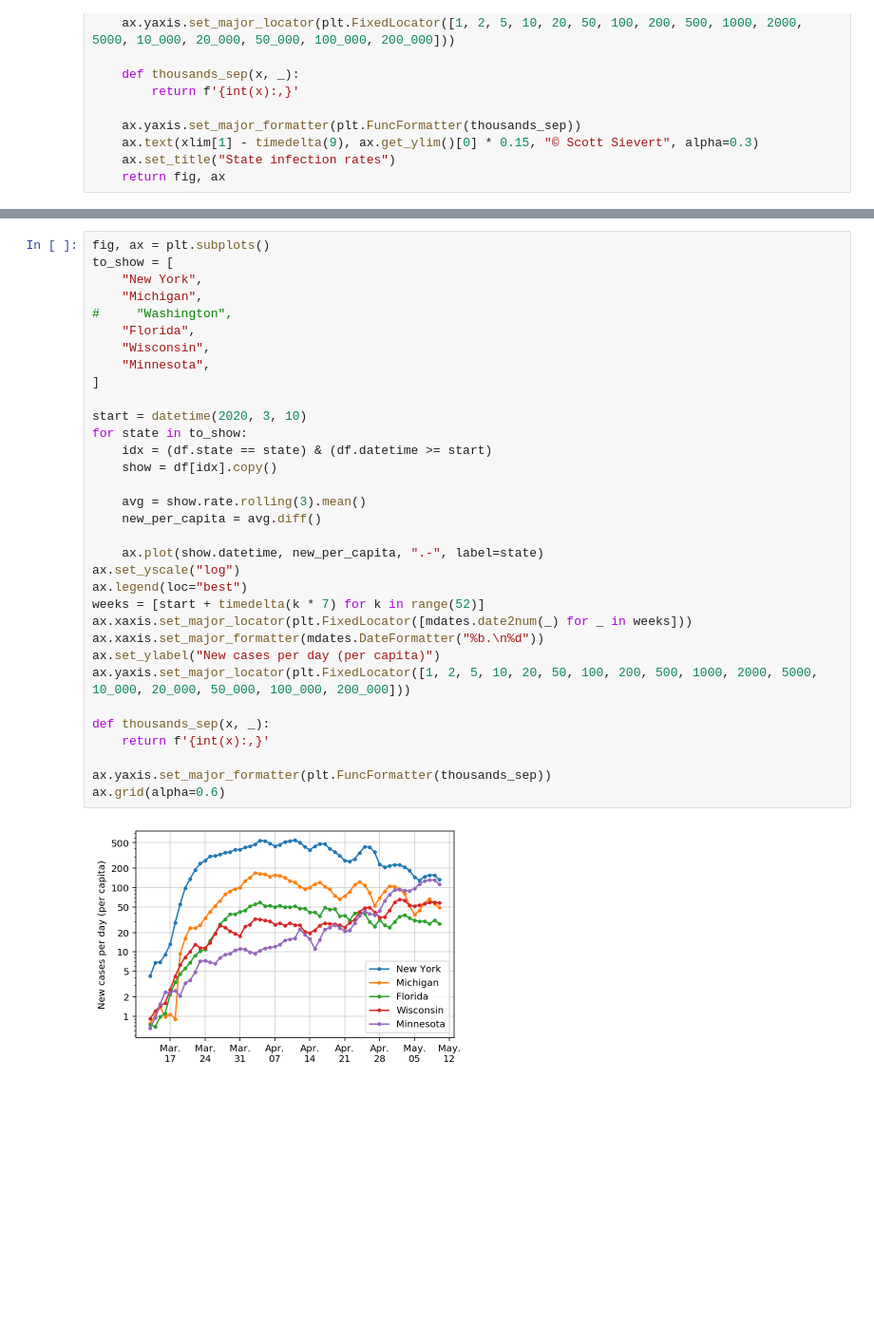
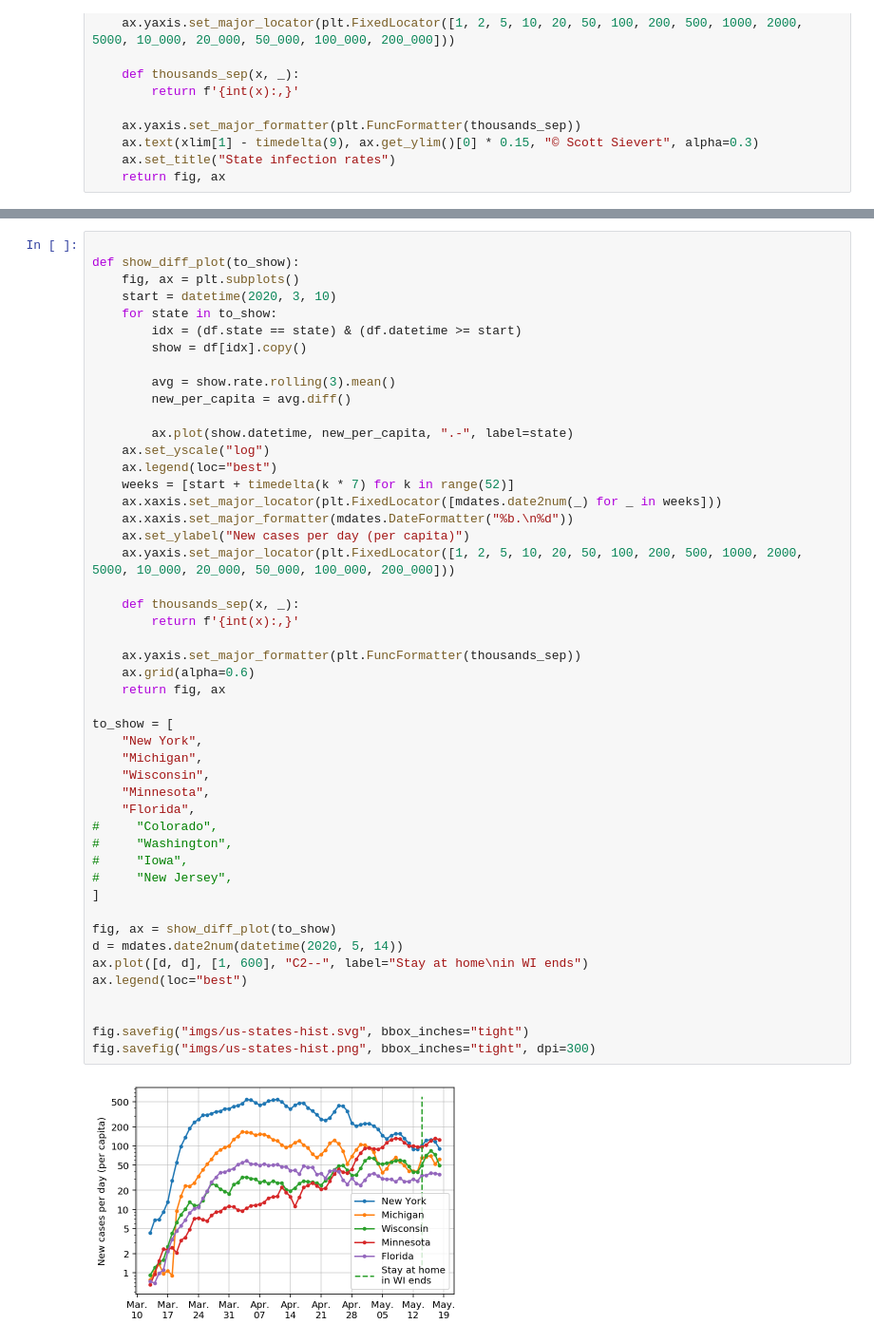
Before and after one commit to stsievert/covid-19, a Jupyter notebook: coronavirus-states.ipynb, the cells around one changed output, grey strips where cells are left out. Shown at 95% size. Drawn from its saved outputs; the diff is of its cells as text; blank space fills up the shorter version.

```diff
--- a/coronavirus-states.ipynb
+++ b/coronavirus-states.ipynb
@@ -193,35 +193,50 @@ Iowa 64
 # %%
-fig, ax = plt.subplots()
+
+def show_diff_plot(to_show):
+    fig, ax = plt.subplots()
+    start = datetime(2020, 3, 10)
+    for state in to_show:
+        idx = (df.state == state) & (df.datetime >= start)
+        show = df[idx].copy()
+
+        avg = show.rate.rolling(3).mean()
+        new_per_capita = avg.diff()
+
+        ax.plot(show.datetime, new_per_capita, ".-", label=state)
+    ax.set_yscale("log")
+    ax.legend(loc="best")
+    weeks = [start + timedelta(k * 7) for k in range(52)]
+    ax.xaxis.set_major_locator(plt.FixedLocator([mdates.date2num(_) for _ in weeks]))
+    ax.xaxis.set_major_formatter(mdates.DateFormatter("%b.\n%d"))
+    ax.set_ylabel("New cases per day (per capita)")
+    ax.yaxis.set_major_locator(plt.FixedLocator([1, 2, 5, 10, 20, 50, 100, 200, 500, 1000, 2000, 5000, 10_000, 20_000, 50_000, 100_000, 200_000]))
+
+    def thousands_sep(x, _):
+        return f'{int(x):,}'
+
+    ax.yaxis.set_major_formatter(plt.FuncFormatter(thousands_sep))
+    ax.grid(alpha=0.6)
+    return fig, ax
+
 to_show = [
     "New York",
     "Michigan",
-#     "Washington",
-    "Florida",
     "Wisconsin",
     "Minnesota",
+    "Florida",
+#     "Colorado",
+#     "Washington",
+#     "Iowa",
+#     "New Jersey",
 ]
 
-start = datetime(2020, 3, 10)
-for state in to_show:
-    idx = (df.state == state) & (df.datetime >= start)
-    show = df[idx].copy()
+fig, ax = show_diff_plot(to_show)
+d = mdates.date2num(datetime(2020, 5, 14))
+ax.plot([d, d], [1, 600], "C2--", label="Stay at home\nin WI ends")
+ax.legend(loc="best")
 
-    avg = show.rate.rolling(3).mean()
-    new_per_capita = avg.diff()
 
-    ax.plot(show.datetime, new_per_capita, ".-", label=state)
-ax.set_yscale("log")
-ax.legend(loc="best")
-weeks = [start + timedelta(k * 7) for k in range(52)]
-ax.xaxis.set_major_locator(plt.FixedLocator([mdates.date2num(_) for _ in weeks]))
-ax.xaxis.set_major_formatter(mdates.DateFormatter("%b.\n%d"))
-ax.set_ylabel("New cases per day (per capita)")
-ax.yaxis.set_major_locator(plt.FixedLocator([1, 2, 5, 10, 20, 50, 100, 200, 500, 1000, 2000, 5000, 10_000, 20_000, 50_000, 100_000, 200_000]))
-
-def thousands_sep(x, _):
-    return f'{int(x):,}'
-
-ax.yaxis.set_major_formatter(plt.FuncFormatter(thousands_sep))
-ax.grid(alpha=0.6)
+fig.savefig("imgs/us-states-hist.svg", bbox_inches="tight")
+fig.savefig("imgs/us-states-hist.png", bbox_inches="tight", dpi=300)
 # %% [output]
-[figure, old version]
+[figure, new version]
```
Also changed, not shown: parts of 9 cells of this notebook, 37 other files.
